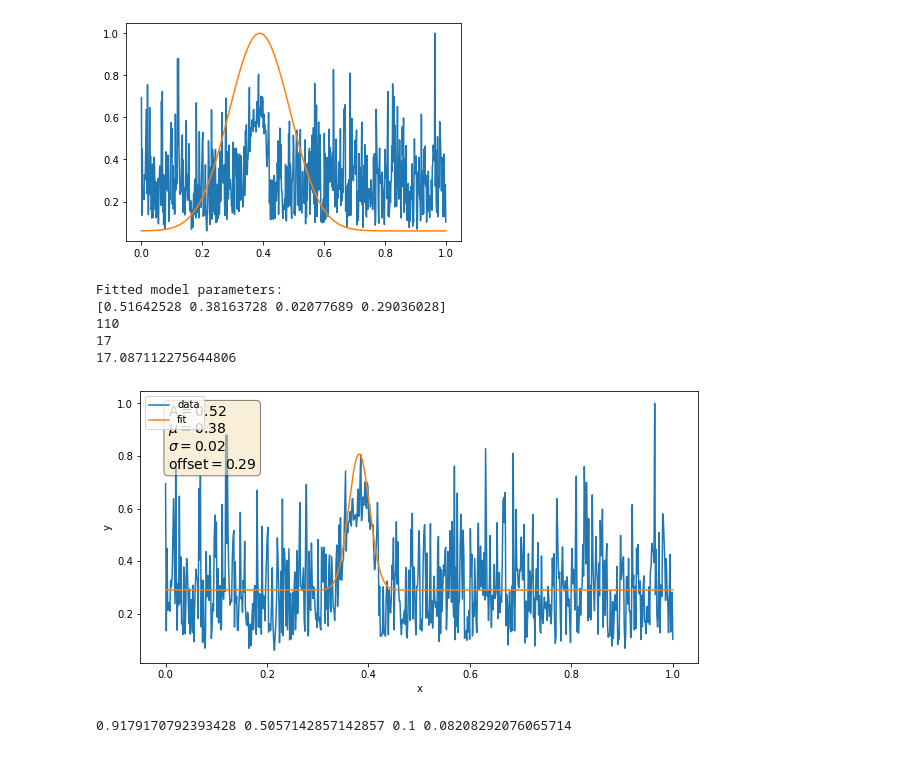
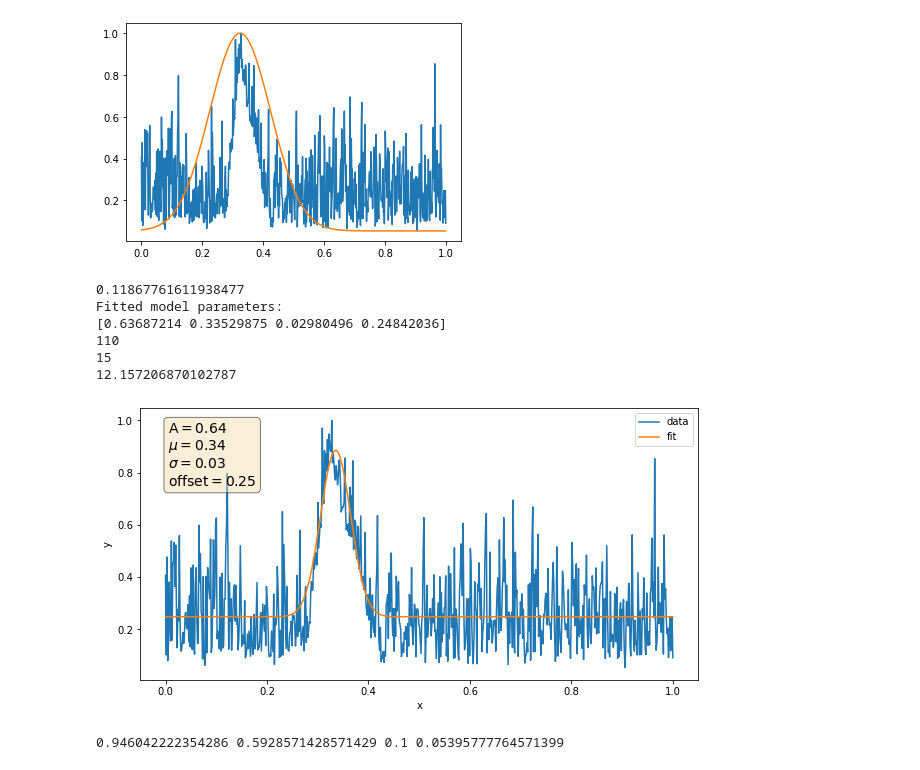
Before and after one commit to phys-cgarnier/bayesian_fitting_tools, a Jupyter notebook: gaussian_fit.ipynb, the cells around one changed output. Cells and saved outputs as stored; diff of their text form; code cells hidden in the pictures.

```diff
--- a/gaussian_fit.ipynb
+++ b/gaussian_fit.ipynb
@@ -248,8 +249,8 @@ def read_file(fname):
 img_list= ['DYG14_1701969512.h5','DYG14_1701969514.h5','DYG14_1701969516.h5','DYG14_1701969518.h5',
            'DYG14_1701969528.h5','DYG14_1701969531.h5','DYG14_1701969533.h5','DYG14_1701969535.h5',
            'DYG14_1701969538.h5','DYG14_1701969541.h5','OTRS_LTUS_417_1692292260.h5','OTRS_IN20_621_1696886871.h5']
-path = '/u/cd/cgarnier/beam_images/' + img_list[6]
-print(img_list[6])
+path = '/u/cd/cgarnier/beam_images/' + img_list[7]
+print(img_list[7])
 images = read_file(path)
 print(type(images))
 print(images)
@@ -332,30 +333,34 @@ model_x.plot_priors()
 # %%
 model_x.plot_initial_guess()
 # %% [output]
-[figure, old version]
+[figure, new version]
 # %%
 use_priors = True
 x_projection_linspace = np.linspace(0,1,len(x_projection_normed))
+t1 = time.time()
 res=fit_model(x_projection_linspace,x_projection_normed,model_x,use_priors, plot = True)
+t2 = time.time()
+print(t2-t1)
 print('Fitted model parameters:')
 print(res.x)
 print(res.nfev)
 print(res.nit)
 print(res.fun)
 #fit_params_x = untransform(res.x,x_proj)
 #('Fitted model parameters after untransforming:')
 #print(fit_params_x)
 # %% [output]
+0.11867761611938477
 Fitted model parameters:
-[0.51642528 0.38163728 0.02077689 0.29036028]
+[0.63687214 0.33529875 0.02980496 0.24842036]
 110
-17
-17.087112275644806
+15
+12.157206870102787
-[figure, old version]
+[figure, new version]
 # %%
 model_y = GaussianModel(y_projection_normed)
 # %% [output]
-0.9179170792393428 0.5057142857142857 0.1 0.08208292076065714
+0.946042222354286 0.5928571428571429 0.1 0.05395777764571399
 # %%
 model_y.plot_priors()
 # %% [output]
```
Also changed, not shown: parts of 10 cells of this notebook.
